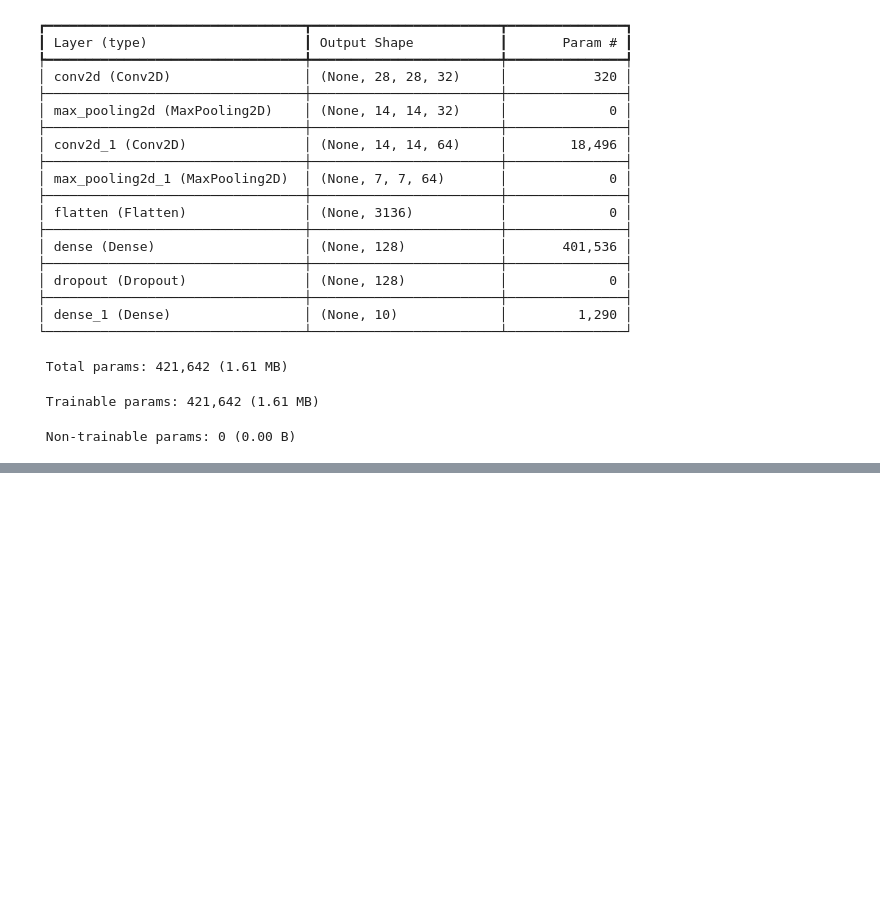
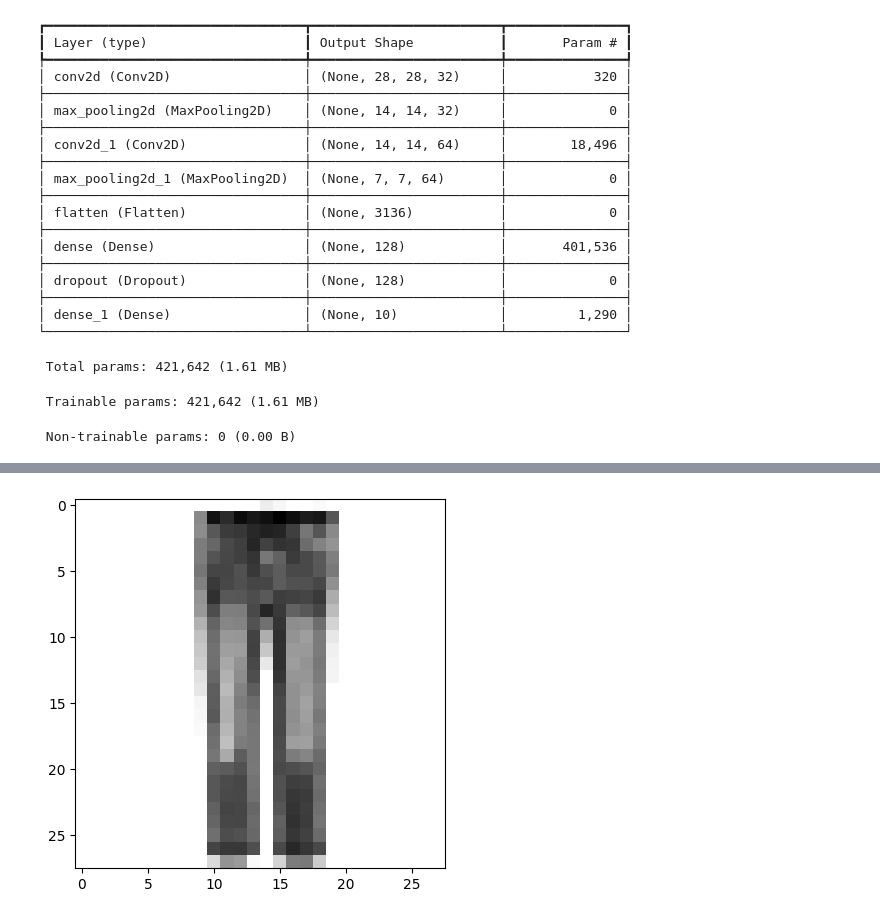
Before and after one commit to ggug0125-ui/AI_26, a Jupyter notebook: AI_기반예측및분석(임효정).ipynb, the cells around one changed output, grey strips where cells are left out. Saved outputs shown, nothing was run; the diff lists cells and outputs as text; code cells hidden in the pictures; blank space fills up the shorter version.

```diff
--- a/AI_기반예측및분석(임효정).ipynb
+++ b/AI_기반예측및분석(임효정).ipynb
@@ -138 +156,6 @@ print(classes[np.argmax(preds)])
+# %%
+plt.imshow(test_scaled[15].reshape(28, 28), cmap='gray_r')   # 테스트세트 15번째 이미지
+plt.show()
+# %% [output]
+[figure, added]
 # %%
```
Also changed, not shown: parts of 12 cells of this notebook.
